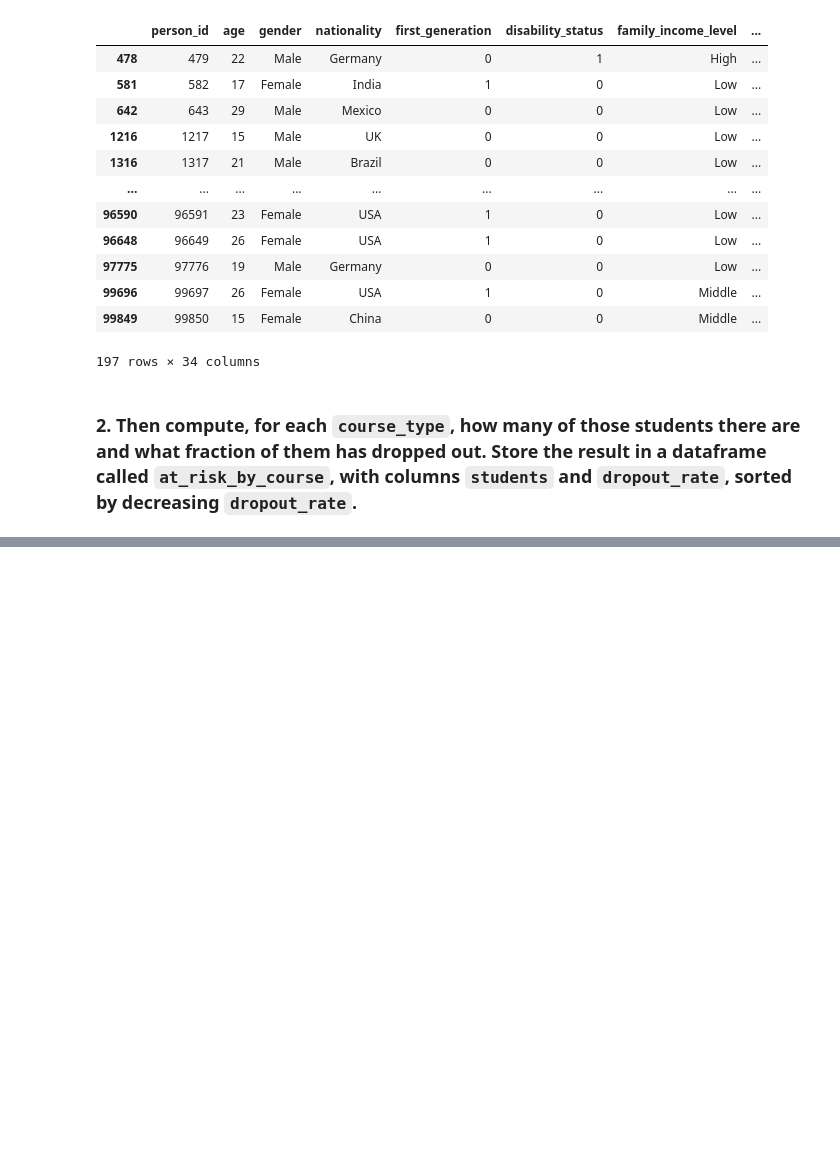
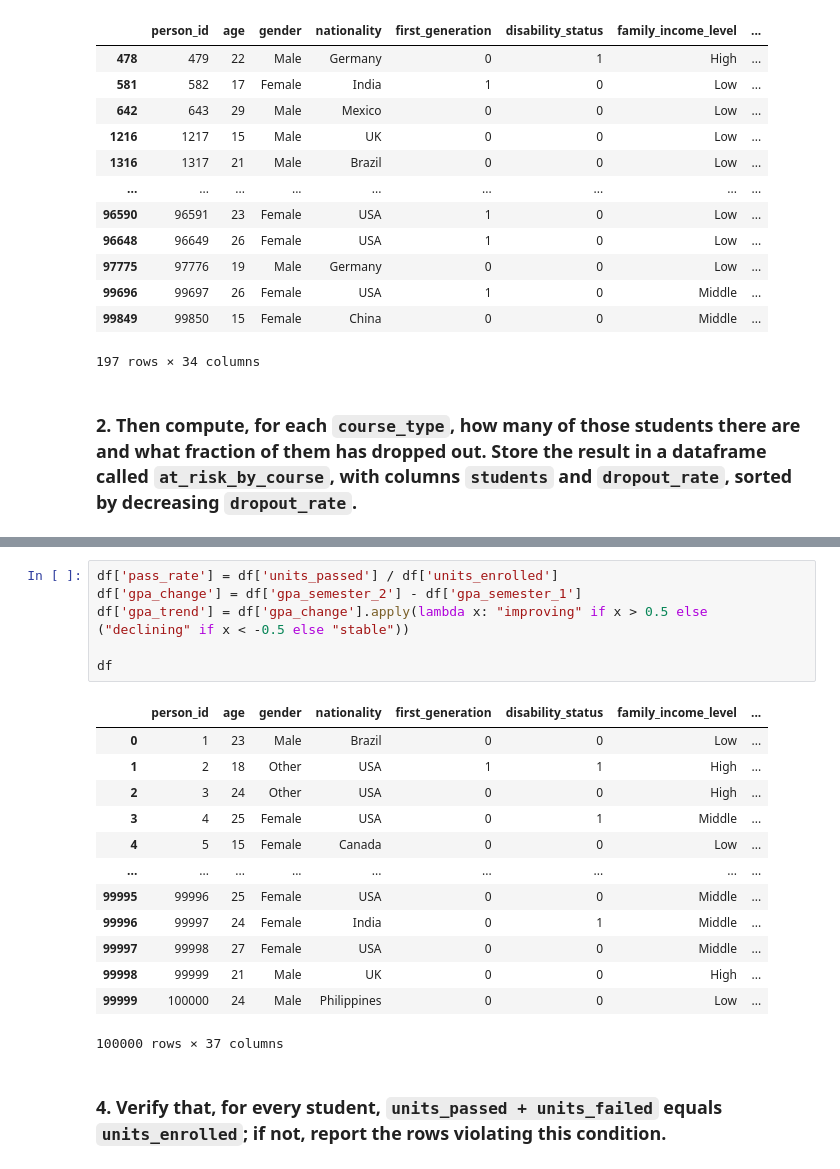
Before and after one commit to jeevankoiri10/data-science-project-student-dropout-risk, a Jupyter notebook: main.ipynb, the cells around one changed output, grey strips where cells are left out. Cells and saved outputs as stored; diff of their text form; blank space fills up the shorter version.

```diff
--- a/main.ipynb
+++ b/main.ipynb
@@ -60,0 +84,22 @@ at_risk
+# %%
+df['pass_rate'] = df['units_passed'] / df['units_enrolled']
+df['gpa_change'] = df['gpa_semester_2'] - df['gpa_semester_1']
+df['gpa_trend'] = df['gpa_change'].apply(lambda x: "improving" if x > 0.5 else ("declining" if x < -0.5 else "stable"))
+
+df
+# %% [output]
+|  | person_id | age | gender | nationality | first_generation | disability_status | family_income_level | ... |
+| 0 | 1 | 23 | Male | Brazil | 0 | 0 | Low | ... |
+| 1 | 2 | 18 | Other | USA | 1 | 1 | High | ... |
+| 2 | 3 | 24 | Other | USA | 0 | 0 | High | ... |
+| 3 | 4 | 25 | Female | USA | 0 | 1 | Middle | ... |
+| 4 | 5 | 15 | Female | Canada | 0 | 0 | Low | ... |
+| ... | ... | ... | ... | ... | ... | ... | ... | ... |
+| 99995 | 99996 | 25 | Female | USA | 0 | 0 | Middle | ... |
+| 99996 | 99997 | 24 | Female | India | 0 | 1 | Middle | ... |
+| 99997 | 99998 | 27 | Female | USA | 0 | 0 | Middle | ... |
+| 99998 | 99999 | 21 | Male | UK | 0 | 0 | High | ... |
+| 99999 | 100000 | 24 | Male | Philippines | 0 | 0 | Low | ... |
+100000 rows × 37 columns
+# %% [markdown]
+### 4. Verify that, for every student, `units_passed + units_failed` equals `units_enrolled`; if not, report the rows violating this condition.
```
Also changed, not shown: parts of 22 cells of this notebook.
